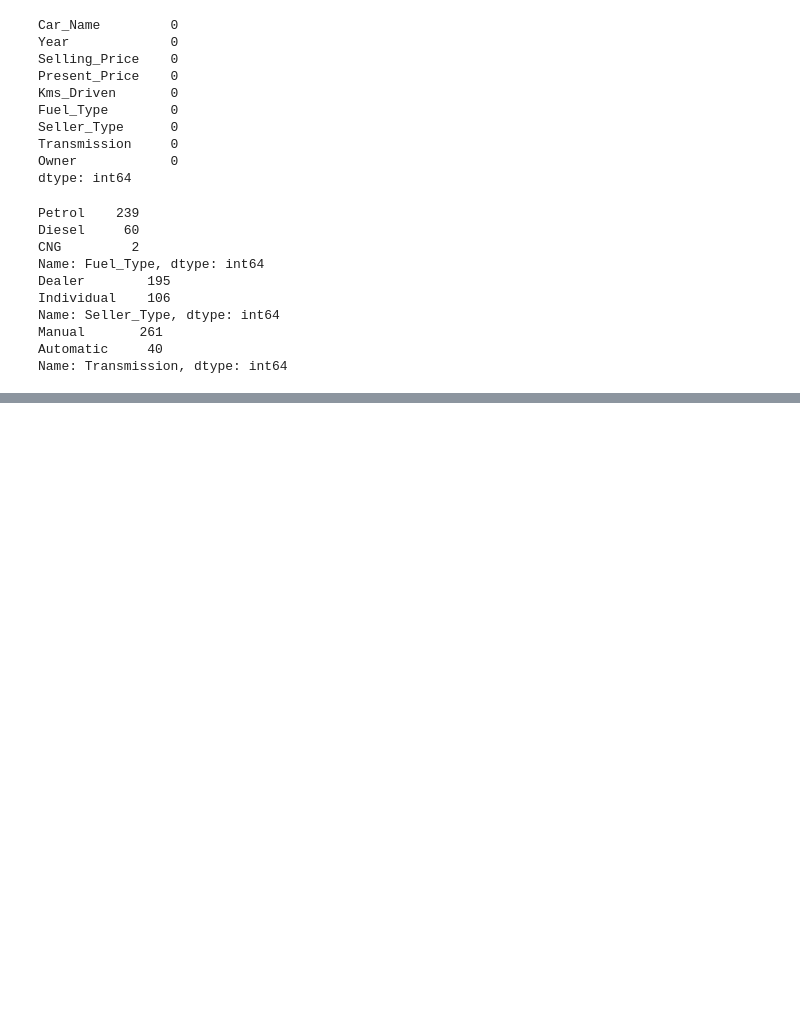
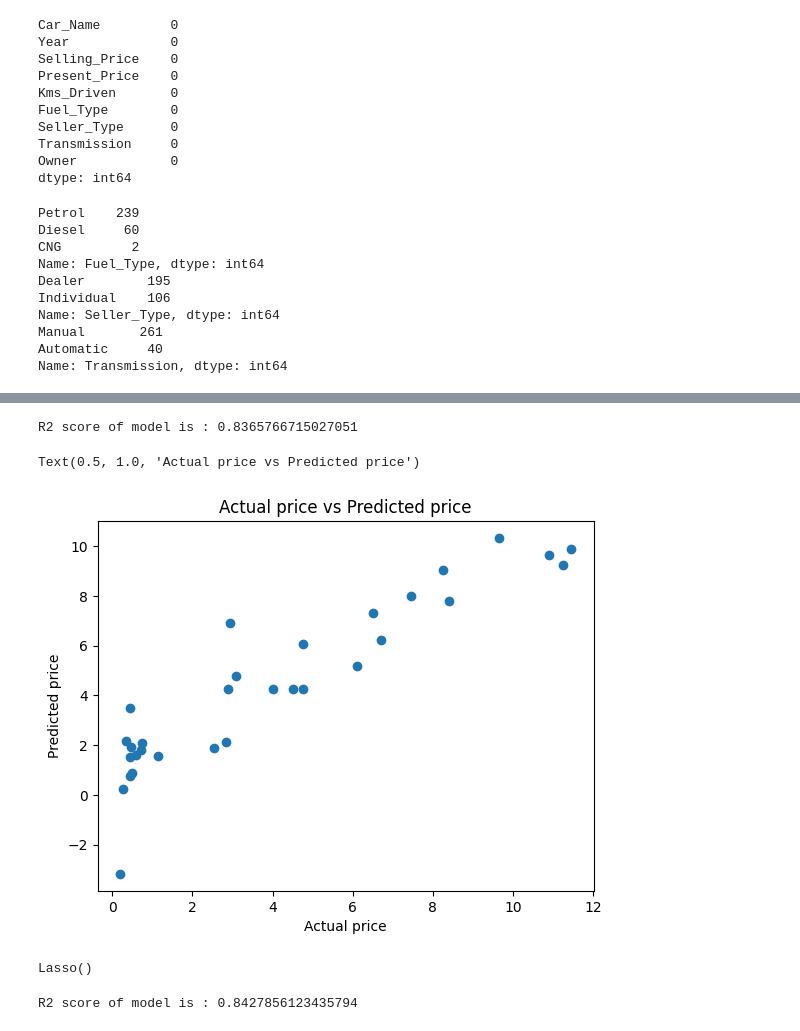
Before and after one commit to meesum5445/Machine_Learning_Projects, a Jupyter notebook: Car_Price_predicton.ipynb, the cells around one changed output, grey strips where cells are left out. Saved outputs shown, nothing was run; the diff lists cells and outputs as text; code cells hidden in the pictures; blank space fills up the shorter version.

```diff
--- a/Car_Price_predicton.ipynb
+++ b/Car_Price_predicton.ipynb
@@ -74,0 +116,21 @@ Name: Transmission, dtype: int64
+# %%
+print("R2 score of model is :",metrics.r2_score(y_test,model.predict(x_test)))
+# %% [output]
+R2 score of model is : 0.8365766715027051
+# %%
+plt.scatter(y_test,model.predict(x_test))
+plt.xlabel("Actual price")
+plt.ylabel("Predicted price")
+plt.title("Actual price vs Predicted price")
+# %% [output]
+Text(0.5, 1.0, 'Actual price vs Predicted price')
+[figure, added]
+# %%
+model=Lasso()
+model.fit(x_train,y_train)
+# %% [output]
+Lasso()
+# %%
+print("R2 score of model is :",metrics.r2_score(y_train,model.predict(x_train)))
+# %% [output]
+R2 score of model is : 0.8427856123435794
```
Also changed, not shown: parts of 9 cells of this notebook.
